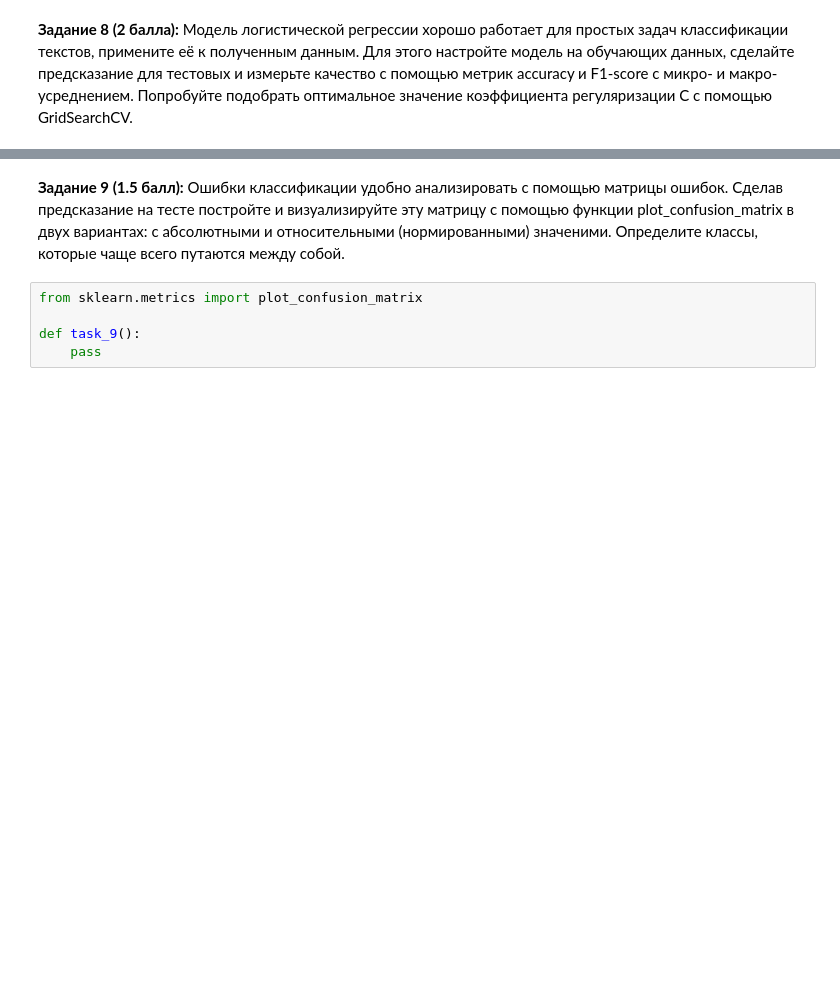
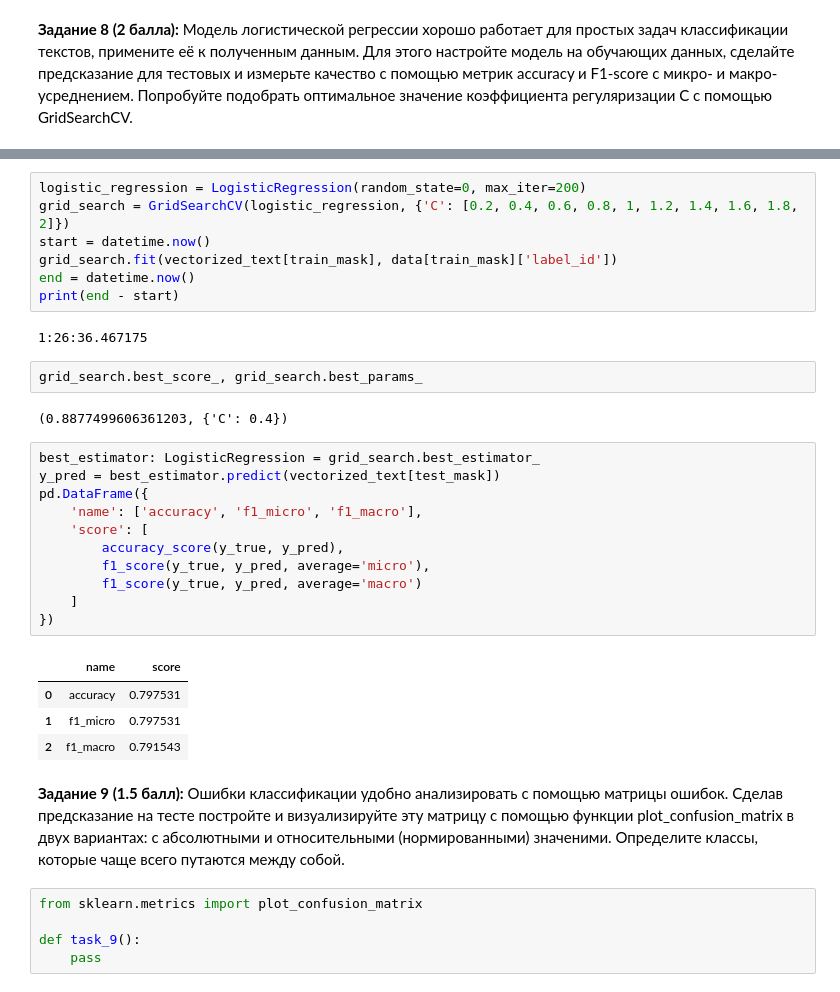
Before and after one commit to Laiser399/10s-Python-MLLabs, a Jupyter notebook: 03-data-ml.ipynb, the cells around one changed output, grey strips where cells are left out. Saved outputs shown, nothing was run; the diff lists cells and outputs as text; blank space fills up the shorter version.

```diff
--- a/03-data-ml.ipynb
+++ b/03-data-ml.ipynb
@@ -382,3 +430,32 @@ def task_8():
+# %%
+logistic_regression = LogisticRegression(random_state=0, max_iter=200)
+grid_search = GridSearchCV(logistic_regression, {'C': [0.2, 0.4, 0.6, 0.8, 1, 1.2, 1.4, 1.6, 1.8, 2]})
+start = datetime.now()
+grid_search.fit(vectorized_text[train_mask], data[train_mask]['label_id'])
+end = datetime.now()
+print(end - start)
+# %% [output]
+1:26:36.467175
+# %%
+grid_search.best_score_, grid_search.best_params_
+# %% [output]
+(0.8877499606361203, {'C': 0.4})
+# %%
+best_estimator: LogisticRegression = grid_search.best_estimator_
+y_pred = best_estimator.predict(vectorized_text[test_mask])
+pd.DataFrame({
+    'name': ['accuracy', 'f1_micro', 'f1_macro'],
+    'score': [
+        accuracy_score(y_true, y_pred),
+        f1_score(y_true, y_pred, average='micro'),
+        f1_score(y_true, y_pred, average='macro')
+    ]
+})
+# %% [output]
+|  | name | score |
+| 0 | accuracy | 0.797531 |
+| 1 | f1_micro | 0.797531 |
+| 2 | f1_macro | 0.791543 |
 # %% [markdown]
 __Задание 9 (1.5 балл):__ Ошибки классификации удобно анализировать с помощью матрицы ошибок. Сделав предсказание на тесте постройте и визуализируйте эту матрицу с помощью функции plot_confusion_matrix в двух вариантах: с абсолютными и относительными (нормированными) значеними. Определите классы, которые чаще всего путаются между собой.
 # %%
```
Also changed, not shown: parts of 11 cells of this notebook.
